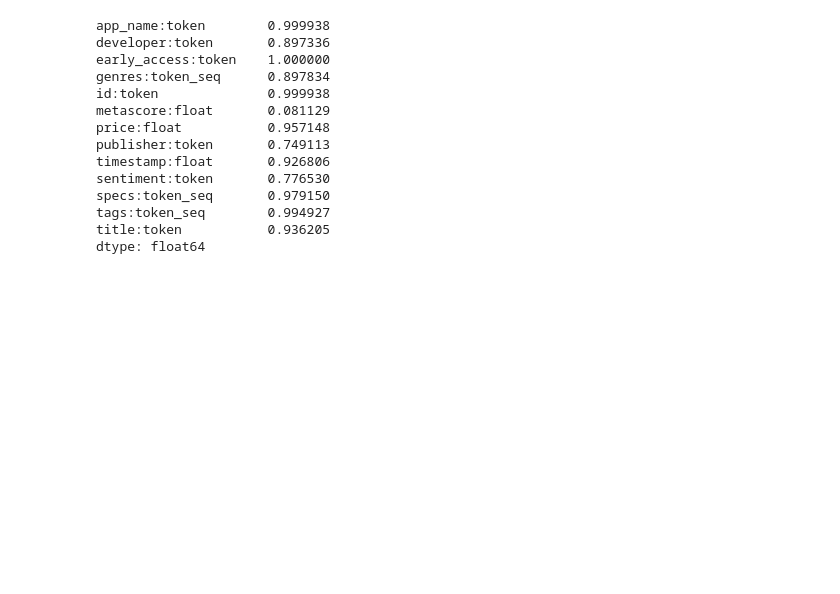
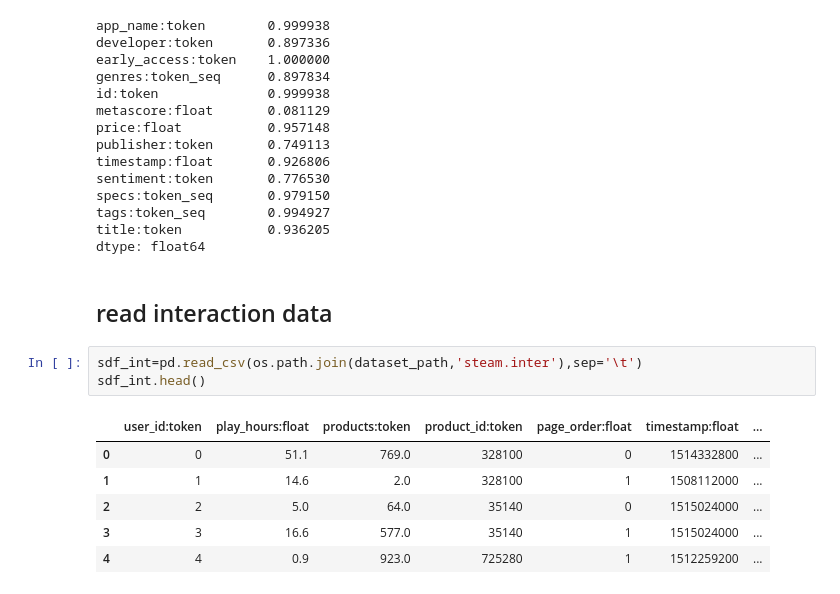
Before and after one commit to gkoren2/DIF-SR, a Jupyter notebook: notebooks/datasets_EDA.ipynb, the cells around one changed output. Saved outputs shown, nothing was run; the diff lists cells and outputs as text; blank space fills up the shorter version.

```diff
--- a/notebooks/datasets_EDA.ipynb
+++ b/notebooks/datasets_EDA.ipynb
@@ -530,3 +568,15 @@ specs:token_seq       0.979150
 tags:token_seq        0.994927
 title:token           0.936205
 dtype: float64
+# %% [markdown]
+## read interaction data
+# %%
+sdf_int=pd.read_csv(os.path.join(dataset_path,'steam.inter'),sep='\t')
+sdf_int.head()
+# %% [output]
+|  | user_id:token | play_hours:float | products:token | product_id:token | page_order:float | timestamp:float | ... |
+| 0 | 0 | 51.1 | 769.0 | 328100 | 0 | 1514332800 | ... |
+| 1 | 1 | 14.6 | 2.0 | 328100 | 1 | 1508112000 | ... |
+| 2 | 2 | 5.0 | 64.0 | 35140 | 0 | 1515024000 | ... |
+| 3 | 3 | 16.6 | 577.0 | 35140 | 1 | 1515024000 | ... |
+| 4 | 4 | 0.9 | 923.0 | 725280 | 1 | 1512259200 | ... |
```
Also changed, not shown: parts of 5 cells of this notebook, 1 other file.
